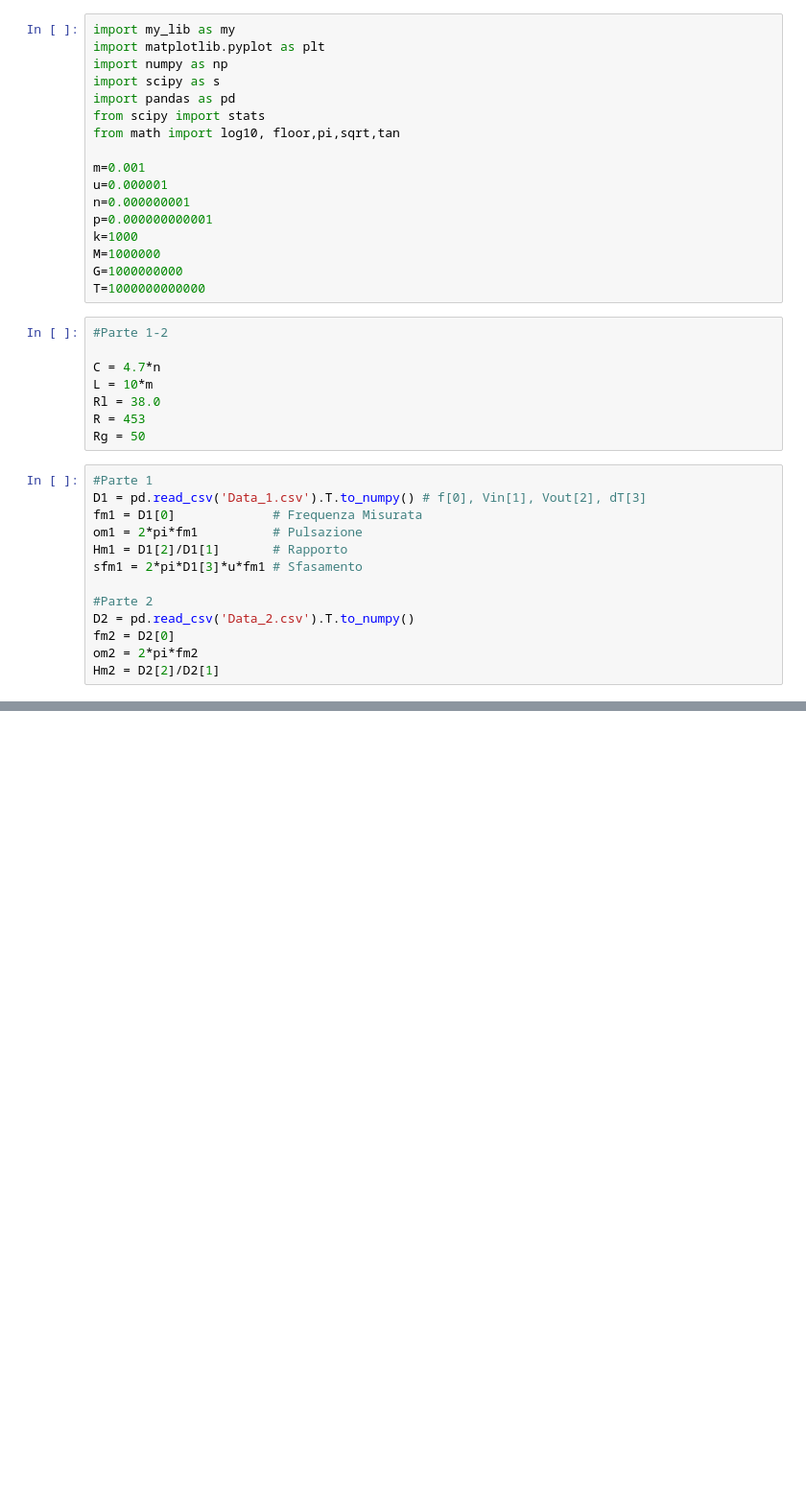
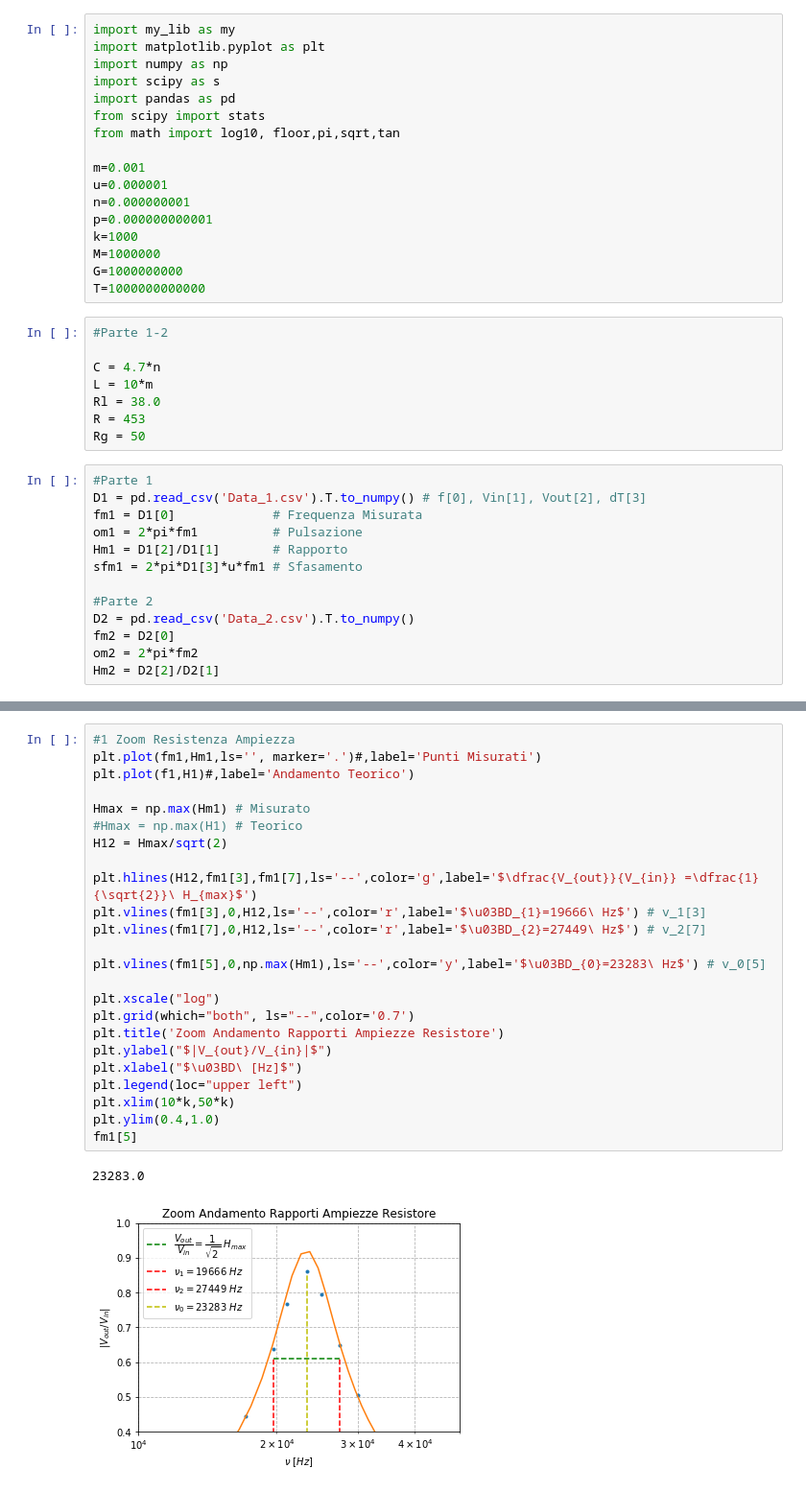
Before and after one commit to Kevin222-hub/Lab_reports, a Jupyter notebook: Elettro_3/Main.ipynb, the cells around one changed output, grey strips where cells are left out. Shown at 96% size. Cells and saved outputs as stored; diff of their text form; blank space fills up the shorter version.

```diff
--- a/Elettro_3/Main.ipynb
+++ b/Elettro_3/Main.ipynb
@@ -68,3 +62,30 @@ plt.legend(loc="upper left")
+# %%
+#1 Zoom Resistenza Ampiezza
+plt.plot(fm1,Hm1,ls='', marker='.')#,label='Punti Misurati')
+plt.plot(f1,H1)#,label='Andamento Teorico')
+
+Hmax = np.max(Hm1) # Misurato
+#Hmax = np.max(H1) # Teorico
+H12 = Hmax/sqrt(2)
+
+plt.hlines(H12,fm1[3],fm1[7],ls='--',color='g',label='$\dfrac{V_{out}}{V_{in}} =\dfrac{1}{\sqrt{2}}\ H_{max}$')
+plt.vlines(fm1[3],0,H12,ls='--',color='r',label='$\u03BD_{1}=19666\ Hz$') # v_1[3]
+plt.vlines(fm1[7],0,H12,ls='--',color='r',label='$\u03BD_{2}=27449\ Hz$') # v_2[7]
+
+plt.vlines(fm1[5],0,np.max(Hm1),ls='--',color='y',label='$\u03BD_{0}=23283\ Hz$') # v_0[5]
+
+plt.xscale("log")
+plt.grid(which="both", ls="--",color='0.7')
+plt.title('Zoom Andamento Rapporti Ampiezze Resistore')
+plt.ylabel("$|V_{out}/V_{in}|$")
+plt.xlabel("$\u03BD\ [Hz]$")
+plt.legend(loc="upper left")
+plt.xlim(10*k,50*k)
+plt.ylim(0.4,1.0)
+fm1[5]
+# %% [output]
+23283.0
+[figure, added]
 # %%
 #2 Resistenza Sfasamento
 
```
Also changed, not shown: parts of 5 cells of this notebook.
